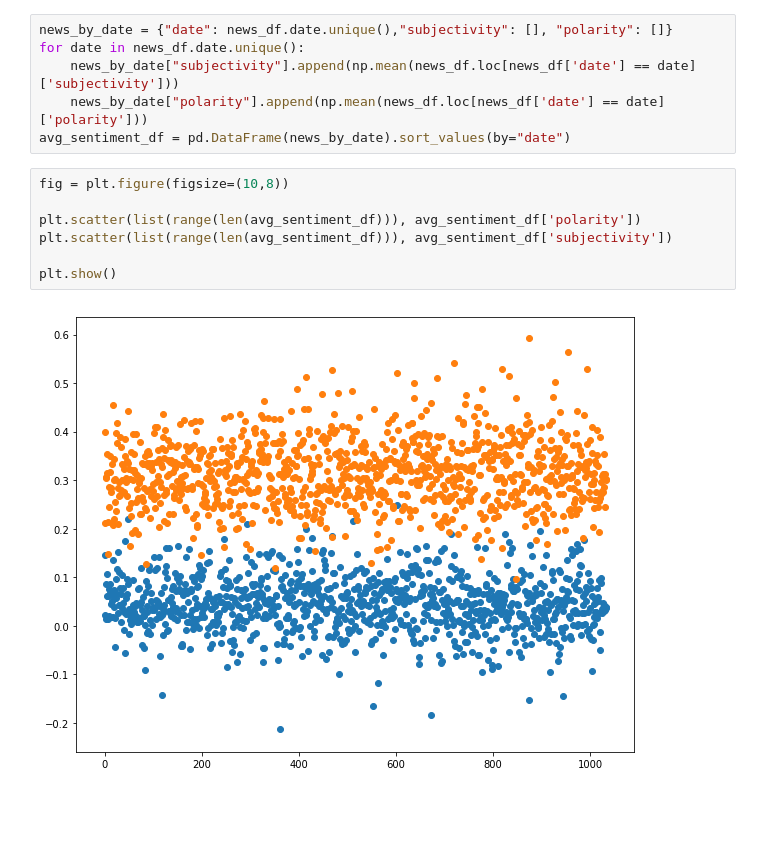
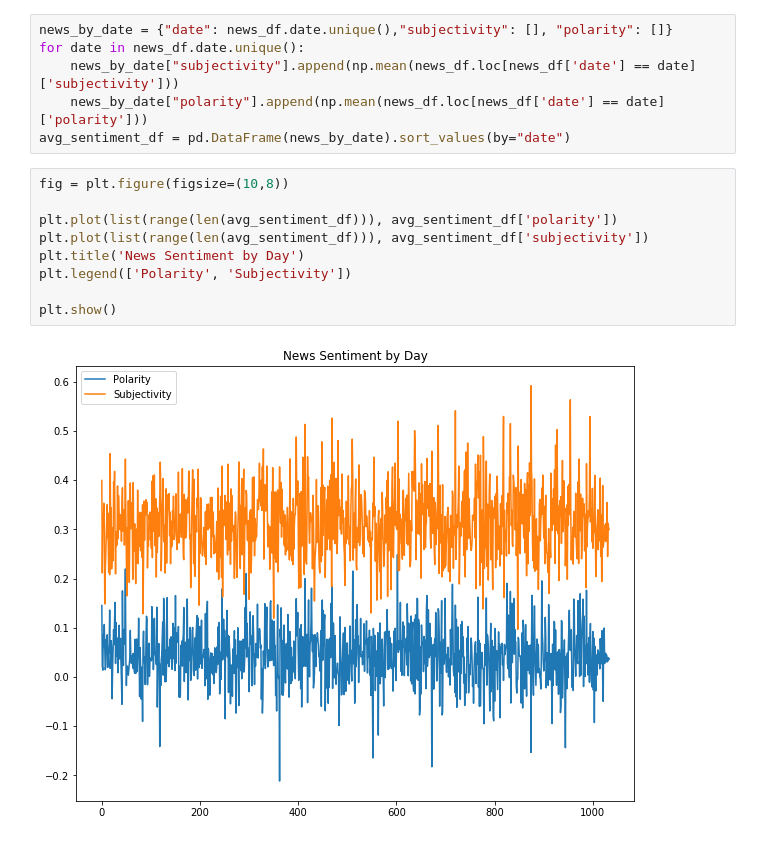
Before and after one commit to AbbyB/orie4741, a Jupyter notebook: data_exploration.ipynb, the cells around one changed output. Saved outputs shown, nothing was run; the diff lists cells and outputs as text; blank space fills up the shorter version.

```diff
--- a/data_exploration.ipynb
+++ b/data_exploration.ipynb
@@ -111,9 +120,11 @@ avg_sentiment_df = pd.DataFrame(news_by_date).sort_values(by="date")
 # %%
 fig = plt.figure(figsize=(10,8))
 
-plt.scatter(list(range(len(avg_sentiment_df))), avg_sentiment_df['polarity'])
-plt.scatter(list(range(len(avg_sentiment_df))), avg_sentiment_df['subjectivity'])
+plt.plot(list(range(len(avg_sentiment_df))), avg_sentiment_df['polarity'])
+plt.plot(list(range(len(avg_sentiment_df))), avg_sentiment_df['subjectivity'])
+plt.title('News Sentiment by Day')
+plt.legend(['Polarity', 'Subjectivity'])
 
 plt.show()
 # %% [output]
-[figure, old version]
+[figure, new version]
```
Also changed, not shown: parts of 8 cells of this notebook, 1 other file.
